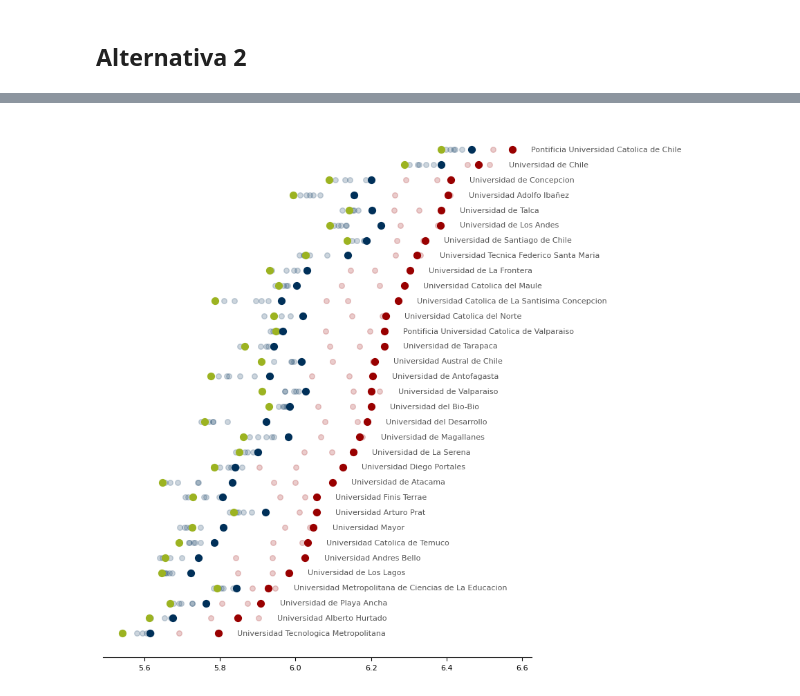
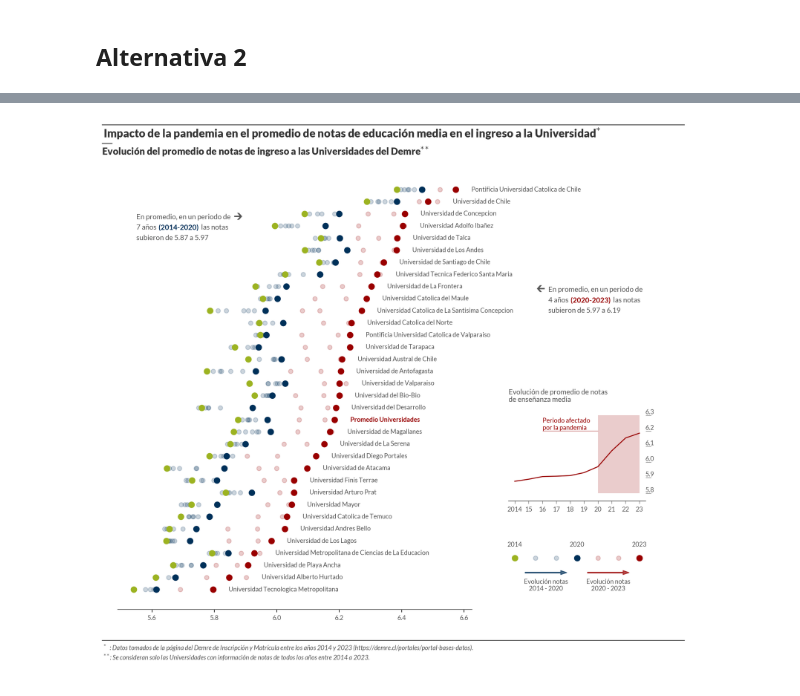
Before and after one commit to desareca/infovis-MDS_UDD, a Jupyter notebook: Tareas/Tarea 3/Tarea 3.ipynb, the cells around one changed output, grey strips where cells are left out. Drawn from its saved outputs; the diff is of its cells as text; code cells hidden in the pictures.

```diff
--- a/Tareas/Tarea 3/Tarea 3.ipynb
+++ b/Tareas/Tarea 3/Tarea 3.ipynb
@@ -204,12 +195,14 @@ font_path_latoBlack = 'Lato/Lato-Black.ttf'
 font_path_latoB = 'Lato/Lato-Bold.ttf'
 font_path_latoR = 'Lato/Lato-Regular.ttf'
 font_path_latoI = 'Lato/Lato-Italic.ttf'
+font_path_noto2 = 'Noto_Sans_Symbols_2/NotoSansSymbols2-Regular.ttf'
 
 # Cargar la fuente desde el archivo
 prop_latoBlack = fm.FontProperties(fname=font_path_latoBlack)
 prop_latoB = fm.FontProperties(fname=font_path_latoB)
 prop_latoR = fm.FontProperties(fname=font_path_latoR)
 prop_latoI = fm.FontProperties(fname=font_path_latoI)
+prop_noto2 = fm.FontProperties(fname=font_path_noto2)
 
 # Definicion de colores
 col_blue_1 = (20,110,160,255)
@@ -569,7 +562,7 @@ colorBlack = tuple([i/255 for i in col_black])
 colorGrayText = tuple([i/255 for i in col_gray_text])
 colorGray = tuple([i/255 for i in col_gray])
 
-fig, ax = plt.subplots(1,figsize=(10,8), dpi=120)
+fig, ax = plt.subplots(1,figsize=(10,8), dpi=200)
 draw_fig_colors(fig, ax, colorGen_1, colorPP_1, colorMun_1, colorPS_1, colorBlack, colorGrayText, colorGray)
 # %% [output]
 [figure]
@@ -591,5 +584,7 @@ df_admision_matricula_adj_2['PROMEDIO_NOTAS_ps_mean'] = df_admision_matricula_ad
 df_admision_matricula_adj_2 = df_admision_matricula_adj_2.rename(columns={'AÑO_': 'AÑO', 'UNIVERSIDAD_': 'UNIVERSIDAD'})
 
 df_admision_matricula_adj_2 = df_admision_matricula_adj_2.sort_values('PROMEDIO_NOTAS_mean', ascending=False)
-df_admision_matricula_adj_2 = df_admision_matricula_adj_2.pivot(index='UNIVERSIDAD', columns='AÑO', values='PROMEDIO_NOTAS_mean').dropna().sort_values(2023, ascending=True)
-df_admision_matricula_adj_2.head()
+df_admision_matricula_adj_2 = df_admision_matricula_adj_2.pivot(index='UNIVERSIDAD', columns='AÑO', values='PROMEDIO_NOTAS_mean').dropna()
+df_admision_matricula_adj_2.loc['Promedio Universidades'] = df_admision_matricula_adj_2.mean(0)
+
+df_admision_matricula_adj_2 = df_admision_matricula_adj_2.sort_values(2023, ascending=True)
@@ -646,30 +649,96 @@ plt.show()
 # %%
-fig, ax = plt.subplots(1, figsize=(8,10))
+año_th=2020
+df_admision_matricula_adj_2 = df_admision_matricula_adj_2.sort_values(2023)
+
+fig, ax = plt.subplots(1, figsize=(8,10), dpi=200)
 pos_año = df_admision_matricula_adj_2.columns.tolist().index(año_th)
 
 for i in df_admision_matricula_adj_2.columns[1:pos_año]:
     ax.scatter(df_admision_matricula_adj_2[i], df_admision_matricula_adj_2.index, color=gradient_blue, alpha=0.2, s=30)
 
 for i in range(df_admision_matricula_adj_2.shape[0]):
+    uni_name = df_admision_matricula_adj_2.iloc[i].name.title().replace('De ', 'de ').replace('Del ', 'del ')
+    if uni_name=='Promedio Universidades':
+        color_uni_name = gradient_red
+        font_uni = prop_latoB
+    else:
+        color_uni_name = colorGrayText
+        font_uni = prop_latoR
     ax.text(df_admision_matricula_adj_2.iloc[i].max()+0.05, i,
-            df_admision_matricula_adj_2.iloc[i].name.title().replace('De ', 'de ').replace('Del ', 'del '),
-            ha='left', va='center', fontsize=8, color=colorGrayText)
+            uni_name, ha='left', va='center', fontsize=8, color=color_uni_name, fontproperties=font_uni)
 
 for i in df_admision_matricula_adj_2.columns[(pos_año+1):-1]:
     ax.scatter(df_admision_matricula_adj_2[i], df_admision_matricula_adj_2.index, color=gradient_red, alpha=0.2, s=30)
+
 
 ax.scatter(df_admision_matricula_adj_2[2014], df_admision_matricula_adj_2.index, color=gradient_green, s=50)
 ax.scatter(df_admision_matricula_adj_2[año_th], df_admision_matricula_adj_2.index, color=gradient_blue, s=50)
 ax.scatter(df_admision_matricula_adj_2[2023], df_admision_matricula_adj_2.index, color=gradient_red, s=50)
 
 ax.set_xticks([5.6, 5.8, 6.0, 6.2, 6.4, 6.6])
-ax.set_xticklabels([5.6, 5.8, 6.0, 6.2, 6.4, 6.6], fontsize=8)
+ax.set_xticklabels([5.6, 5.8, 6.0, 6.2, 6.4, 6.6], color=colorGrayText, fontproperties=prop_latoR, fontsize=8)
 ax.set_yticklabels([])
 ax.set_yticks([])
 ax.spines["right"].set_visible(False)
 ax.spines["left"].set_visible(False)
 ax.spines["top"].set_visible(False)
+ax.spines["bottom"].set_color(colorGrayText)
+
+draw_line_year(fig, df=df_admision_matricula_adj_2, pos=[0.98, 0.3, 0.3, 0.15], linewidth_text=[2016, 2020])
+draw_symb(fig, pos=[0.98, 0., 0.3, 0.4], line_size=30, arrow_y=-0.007)
+
+# Titulo
+posx_line_title = [0.045-0.09, 1.6]
+posy_line_title = [1.23-.128, 1.23-.128]
+lw_line_title = 1
+pos_x0_title = 0.16-0.066
+pos_y0_title = 1.05-.095
+title_fig(fig, ax, posx_line_title, posy_line_title, colorBlack, colorBlack,
+        "Impacto de la pandemia en el promedio de notas de educación media en el ingreso a la Universidad$^{*}$",
+        lw_line_title, pos_x0_title, pos_y0_title)
+
+posx_line_title = [0.045-0.09, 0.045-0.09+0.03]
+posy_line_title = [1.2-.14, 1.2-.14]
+lw_line_title = 1
+pos_x0_title = 0.16-0.069
+pos_y0_title = 1.05-0.128
+title_fig(fig, ax, posx_line_title, posy_line_title, colorBlack, colorBlack,
+        "Evolución del promedio de notas de ingreso a las Universidades del Demre$^{**}$",
+        lw_line_title, pos_x0_title, pos_y0_title, fontsize=12)
+
+# pie de pagina
+posx_line_title = [0.045-0.09, 1.6]
+posy_line_title = [-0.07, -0.07]
+lw_line_title = 1
+pos_x0_title = 0.16-0.066
+pos_y0_title = 0.05
+title_fig(fig, ax, posx_line_title, posy_line_title, colorGrayText, colorGrayText,
+        "$^{*}$   : Datos tomados de la página del Demre de Inscripción y Matrícula entre los años 2014 y 2023 (https://demre.cl/portales/portal-bases-datos).\n"+
+        "$^{**}$: Se consideran solo las Universidades con información de notas de todos los años entre 2014 a 2023.",
+        lw_line_title, pos_x0_title, pos_y0_title, fontsize=8, fontproperties=prop_latoI)
+
+pos_text_blue=0.05
+ax.text(5.5+pos_text_blue, 31,
+        'En promedio, en un periodo de\n7 años                                las notas\nsubieron de 5.87 a 5.97',
+        ha='left', va='top', fontsize=9, color=colorGrayText, fontproperties=prop_latoR, linespacing=1.7)
+ax.text(5.5+pos_text_blue, 31,
+        '\n                (2014-2020)',
+        ha='left', va='top', fontsize=9, color=gradient_blue, fontproperties=prop_latoB, linespacing=1.7)
+ax.text(5.5+0.34+pos_text_blue, 31.2, "🡲", ha='right', va='top', fontsize=14, weight=500,
+        color=colorGrayText, fontproperties=prop_noto2)
+
+
+pos_text_red=-0.03
+ax.text(6.9+pos_text_red, 25,
+        'En promedio, en un periodo de\n4 años                                las notas\nsubieron de 5.97 a 6.19',
+        ha='left', va='top', fontsize=9, color=colorGrayText, fontproperties=prop_latoR, linespacing=1.7)
+ax.text(6.9+pos_text_red, 25,
+        '\n                (2020-2023)',
+        ha='left', va='top', fontsize=9, color=gradient_red, fontproperties=prop_latoB, linespacing=1.7)
+ax.text(6.86+pos_text_red, 25.24, "🡰", ha='left', va='top', fontsize=14, weight=500,
+        color=colorGrayText, fontproperties=prop_noto2)
+
 
 plt.show()
 # %% [output]
-[figure, old version]
+[figure, new version]
```
Also changed, not shown: parts of 24 cells of this notebook, 2 other files.
